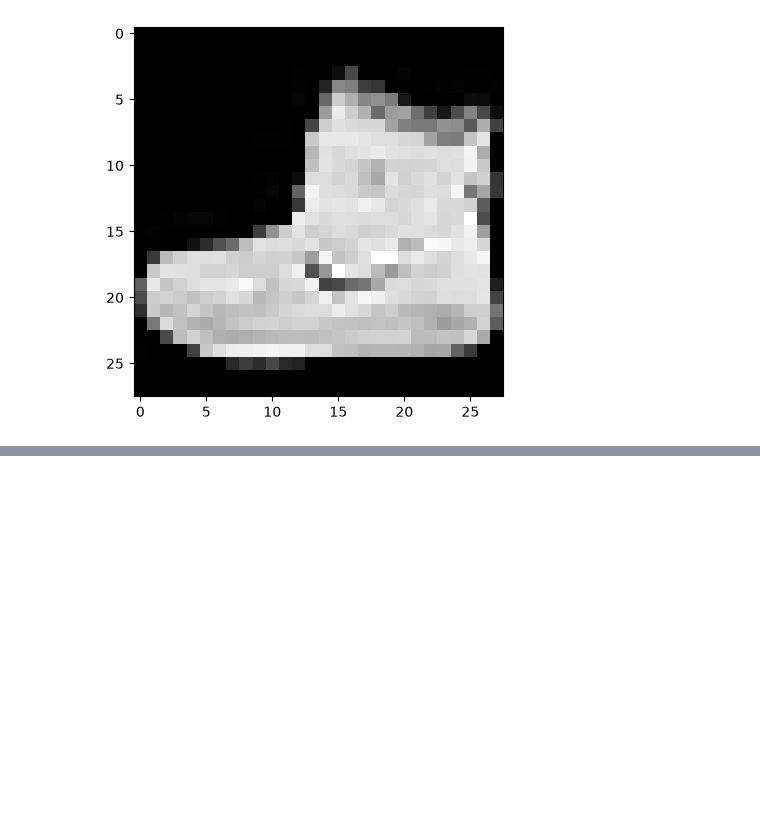
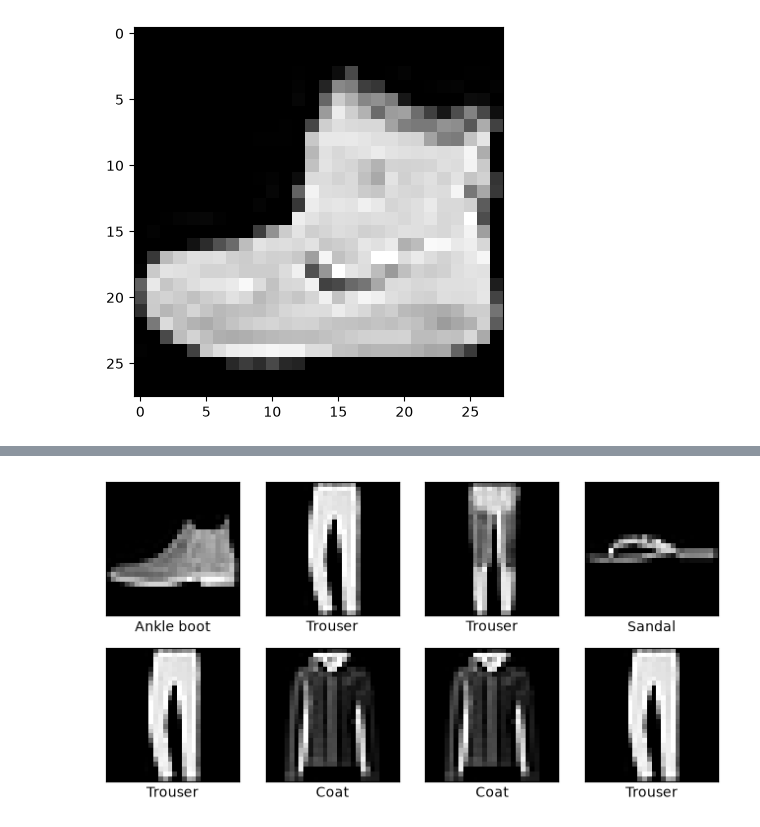
Before and after one commit to trungsyd2409/dl_learn_tensor_flow, a Jupyter notebook: fashin_mnist.ipynb, the cells around one changed output, grey strips where cells are left out. Cells and saved outputs as stored; diff of their text form; code cells hidden in the pictures; blank space fills up the shorter version.

Commit message:
complete predict fashion mnist

```diff
--- a/fashin_mnist.ipynb
+++ b/fashin_mnist.ipynb
@@ -55,0 +150,3 @@ plot_data(X_train, y_train)
+# %%
+X_sample = X_test[:10]
+y_proba = model.predict(X_sample)
@@ -55,0 +155,7 @@ plot_data(X_train, y_train)
+# %%
+predictions = np.argmax(y_proba,axis=1)
+# %%
+[class_names[pred] for  pred in predictions]
+plot_data(X_sample,[pred for  pred in predictions])
+# %% [output]
+[figure, added]
```
Also changed, not shown: parts of 18 cells of this notebook.
